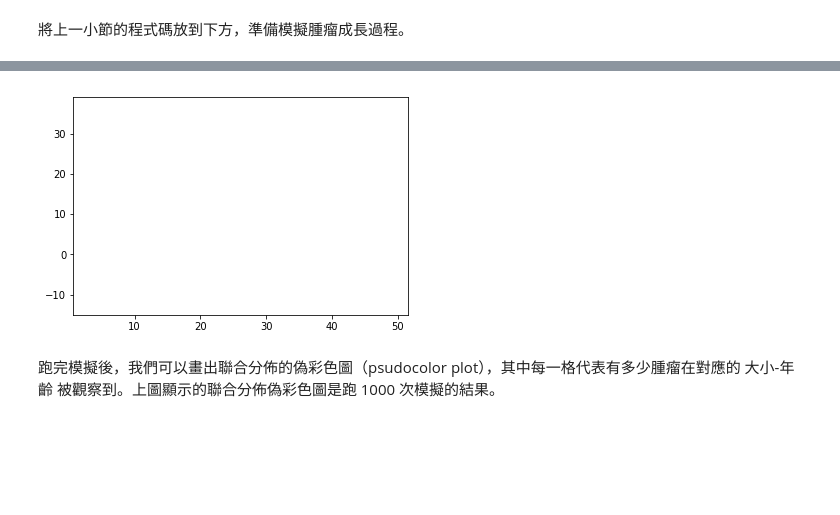
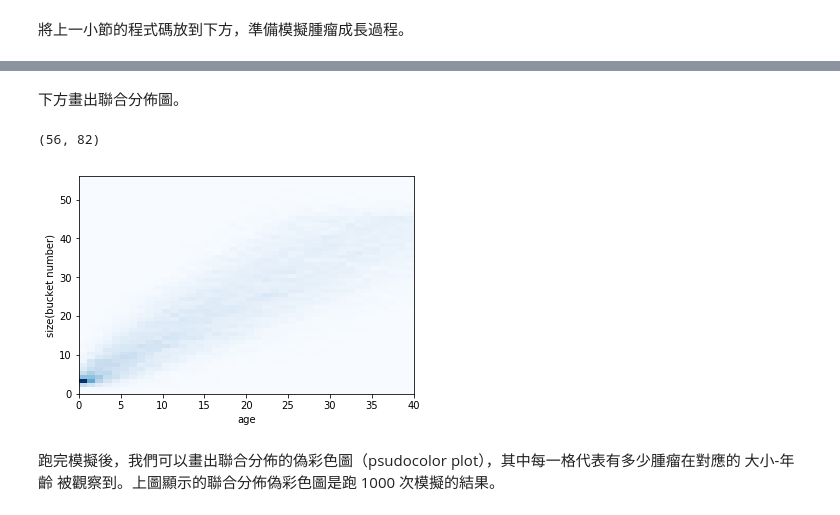
Before and after one commit to 18fanfan/mandarin_think_bayes, a Jupyter notebook: chapter_13.5.ipynb, the cells around one changed output, grey strips where cells are left out. Cells and saved outputs as stored; diff of their text form; code cells hidden in the pictures; blank space fills up the shorter version.

```diff
--- a/chapter_13.5.ipynb
+++ b/chapter_13.5.ipynb
@@ -150,10 +151,25 @@ plt.show()
-# %%
-xy, z = zip(*cache.joint.Items())
-x, y = zip(*xy)
-
-plt.pcolor([x], [y], [z])
-plt.show()
-# %% [output]
-[figure, removed]
+# %% [markdown]
+下方畫出聯合分佈圖。
+# %%
+xy, z = zip(*cache.joint.Items())
+age, size = zip(*xy)
+
+u_age, u_size = np.unique(age), np.unique(size)
+
+mz = np.zeros((u_size.size, u_age.size))
+print(mz.shape)
+
+for i, vy in enumerate(sorted(u_size)):
+    for j, vx in enumerate(sorted(u_age)):
+        mz[i, j] = cache.joint.Prob((vx, vy))
+
+plt.pcolor(mz, cmap='Blues')
+plt.axis(xmax=40)
+plt.xlabel("age")
+plt.ylabel("size(bucket number)")
+plt.show()
+# %% [output]
+(56, 82)
+[figure, added]
 # %% [markdown]
 跑完模擬後，我們可以畫出聯合分佈的偽彩色圖（psudocolor plot），其中每一格代表有多少腫瘤在對應的 大小-年齡 被觀察到。上圖顯示的聯合分佈偽彩色圖是跑 1000 次模擬的結果。
```
Also changed, not shown: parts of 2 cells of this notebook.
